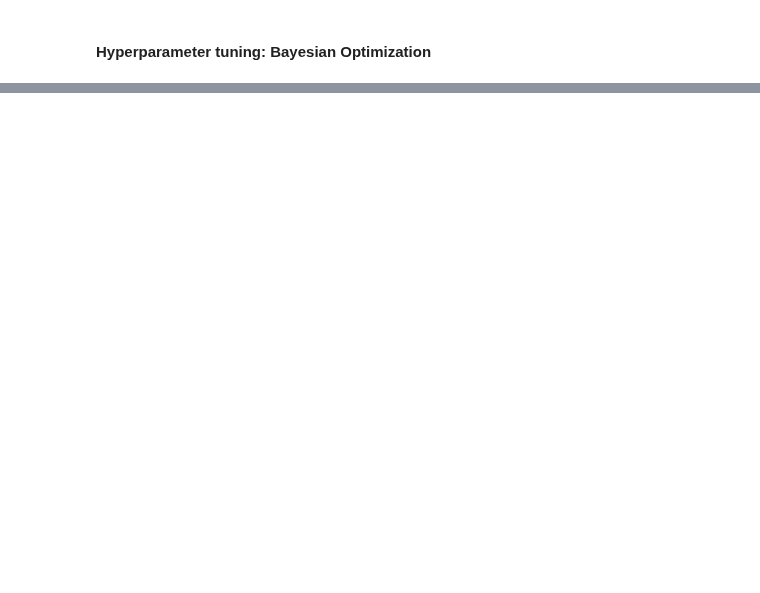
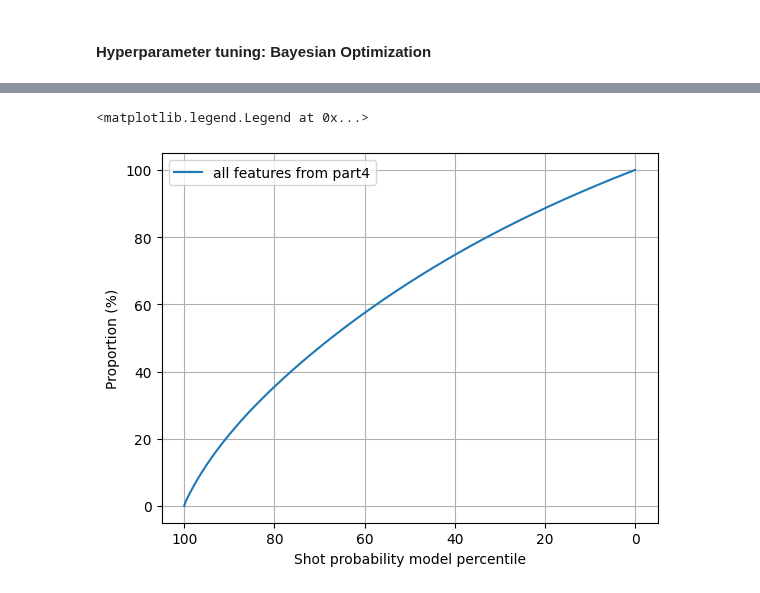
Before and after one commit to hfereidouni/DataScience, a Jupyter notebook: Milestone2/AdvancedModel.ipynb, the cells around one changed output, grey strips where cells are left out. Drawn from its saved outputs; the diff is of its cells as text; code cells hidden in the pictures; blank space fills up the shorter version.

```diff
--- a/Milestone2/AdvancedModel.ipynb
+++ b/Milestone2/AdvancedModel.ipynb
@@ -327,0 +354,11 @@ KeyboardInterrupt:
+# %%
+plt.plot(probas_and_label_2['rank'],probas_and_label_2['cum_percent'],label="all features from part4")
+plt.xlim([105,-5])
+plt.ylim([-5,105])
+plt.grid(True)
+plt.ylabel("Proportion (%)")
+plt.xlabel("Shot probability model percentile")
+plt.legend()
+# %% [output]
+<matplotlib.legend.Legend at 0x...>
+[figure, added]
```
Also changed, not shown: parts of 30 cells of this notebook, 3 other files.
